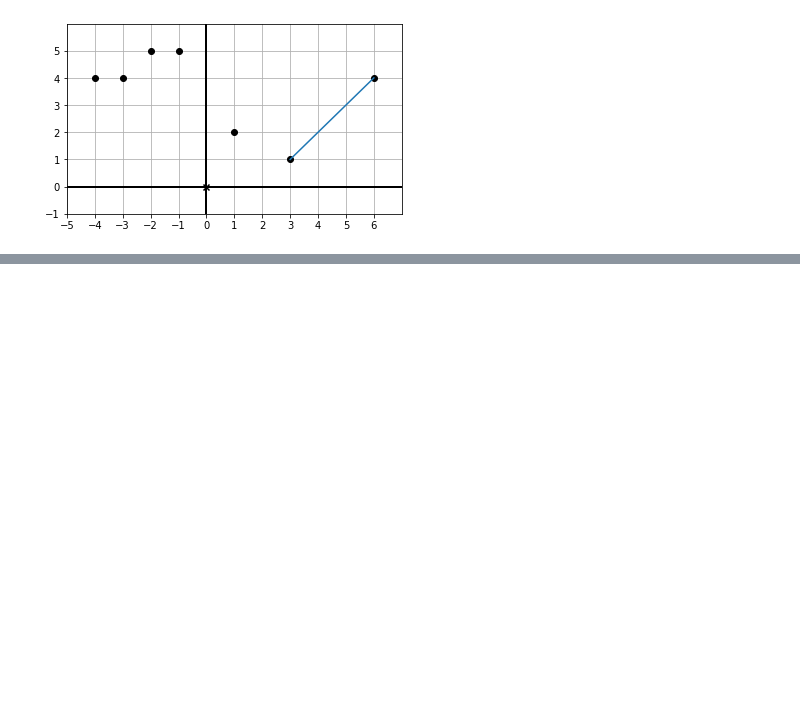
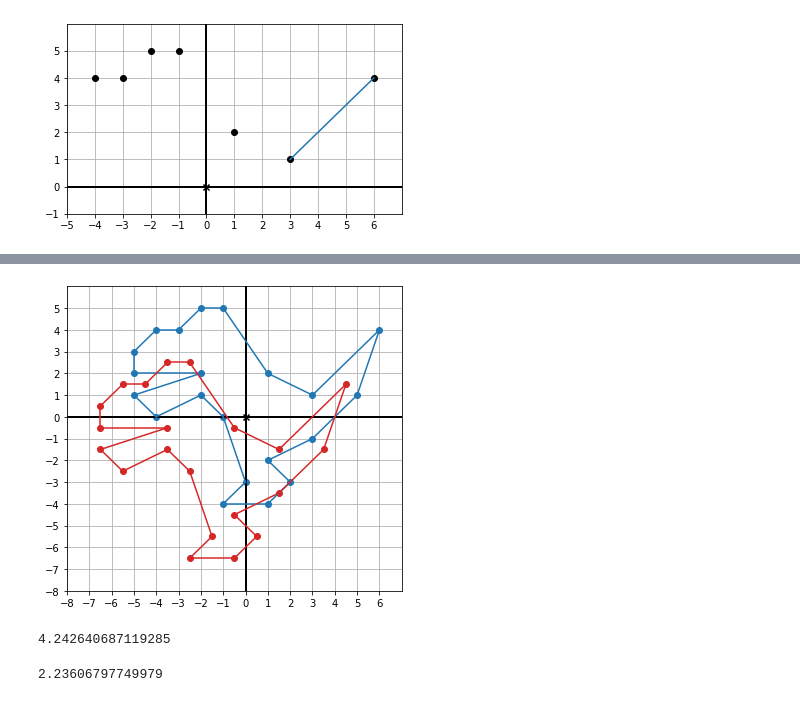
Before and after one commit to ycyoes/mlearn, a Jupyter notebook: practise/math/math_for_programmers/chapter02.ipynb, the cells around one changed output, grey strips where cells are left out. Cells and saved outputs as stored; diff of their text form; code cells hidden in the pictures; blank space fills up the shorter version.

```diff
--- a/practise/math/math_for_programmers/chapter02.ipynb
+++ b/practise/math/math_for_programmers/chapter02.ipynb
@@ -16,0 +40,9 @@ draw(
+# %%
+draw(
+  Points(*dino_vectors,color=blue),
+    Polygon(*dino_vectors,color=blue),
+    Points(*dino_vectors2,color=red),
+    Polygon(*dino_vectors2,color=red)
+)
+# %% [output]
+[figure, added]
@@ -16,0 +53,8 @@ draw(
+# %%
+length((3,3))
+# %% [output]
+4.242640687119285
+# %%
+length((1,2))
+# %% [output]
+2.23606797749979
```
Also changed, not shown: parts of 12 cells of this notebook, 1 other file.
